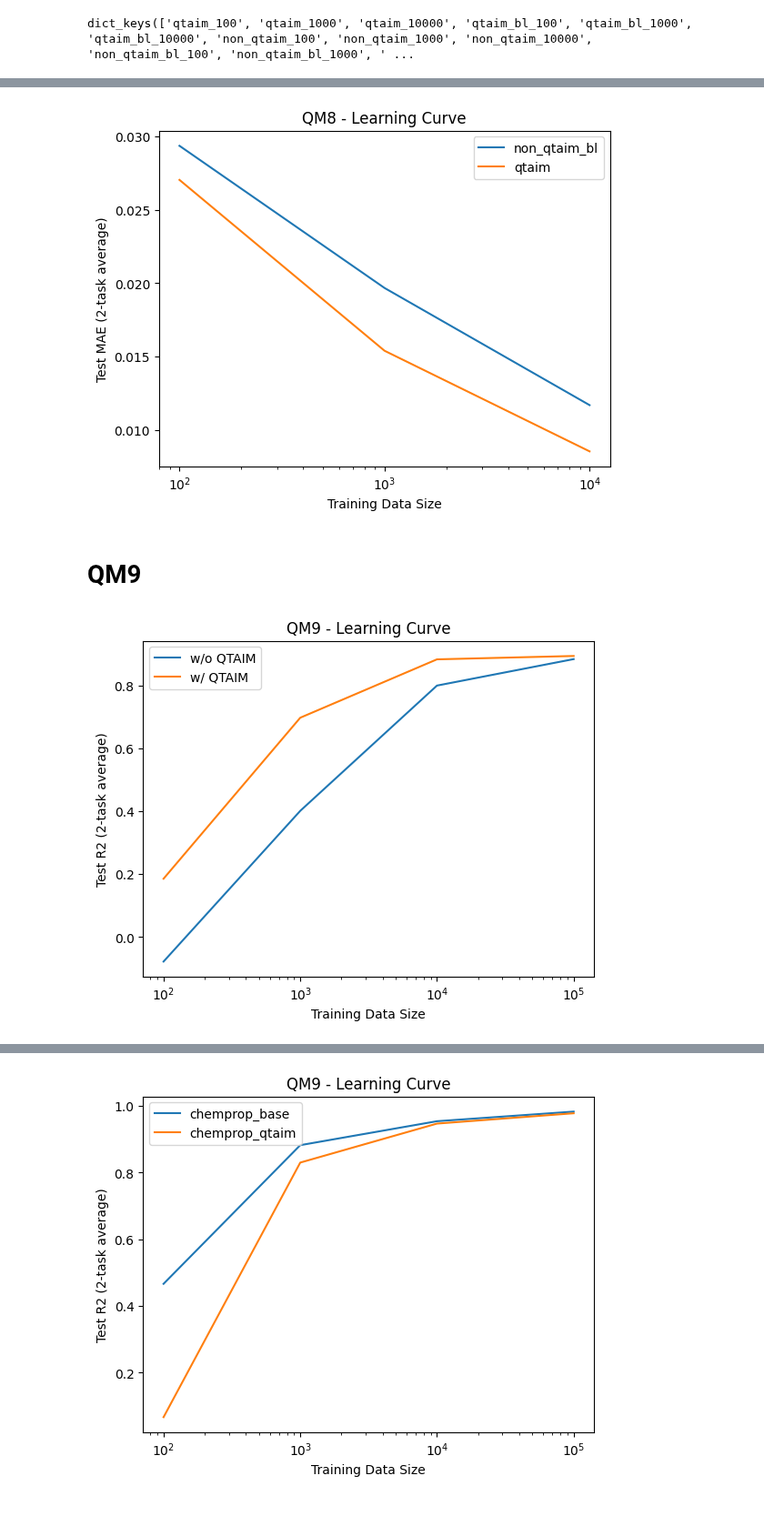
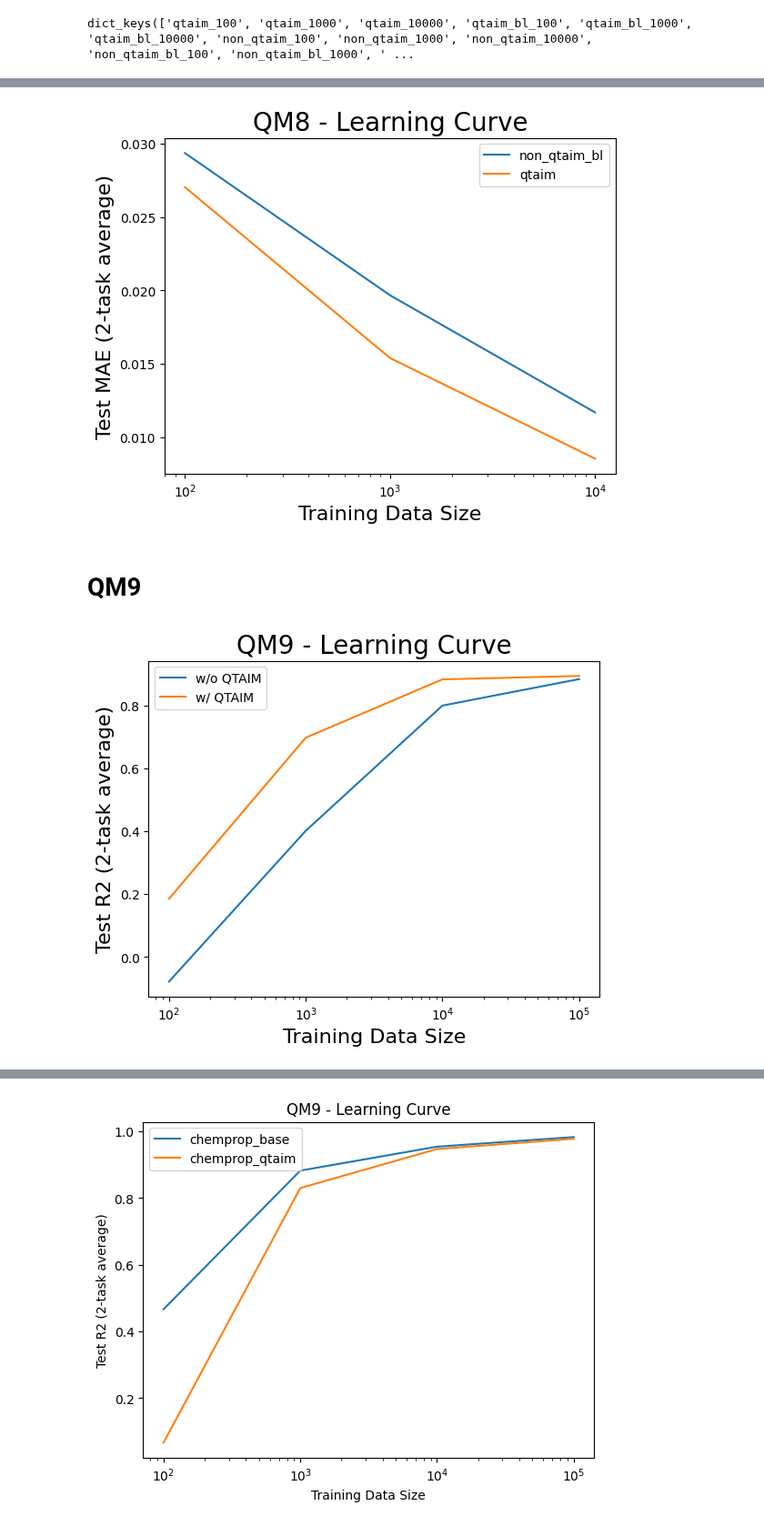
Before and after one commit to santi921/qtaim_embed, a Jupyter notebook: qtaim_embed/scripts/notebooks/graph_level/learning_experiments_0125.ipynb, the cells around one changed output, grey strips where cells are left out. Shown at 91% size. Drawn from its saved outputs; the diff is of its cells as text; code cells hidden in the pictures.

```diff
--- a/qtaim_embed/scripts/notebooks/graph_level/learning_experiments_0125.ipynb
+++ b/qtaim_embed/scripts/notebooks/graph_level/learning_experiments_0125.ipynb
@@ -236,7 +236,13 @@ for part in partitions:
     x = np.array(data_sizes)
     y = np.array(temp_mae)
 
-    plt.plot(x, y, label=part)
+    if part == "qtaim_bl":
+        part_label = "w/ QTAIM"
+    elif part == "non_qtaim_bl":
+        part_label = "w/o QTAIM"
+    plt.plot(x, y, label=part_label)
+
+
 # log scale x
 
 
@@ -246,9 +252,9 @@ x = np.array(chemprop_size)
 
 
 plt.xscale("log")
-plt.title("QM8 - Learning Curve")
-plt.xlabel("Training Data Size")
-plt.ylabel("Test MAE (2-task average)")
+plt.title("QM8 - Learning Curve", fontsize=20)
+plt.xlabel("Training Data Size", fontsize=16)
+plt.ylabel("Test MAE (2-task average)", fontsize=16)
 plt.legend()
 # increase dpi
 plt.savefig("qm8_learning_curve_mae.png", dpi=300)
@@ -256,7 +262,7 @@ plt.savefig("qm8_learning_curve_mae.png", dpi=300)
 plt.show()
 plt.close()
 # %% [output]
-[figure, old version]
+[figure, new version]
 # %% [markdown]
 # QM9
 # %%
@@ -276,38 +282,38 @@ for part in partitions:
     temp_r2 = []
     temp_mae = []
     temp_mse = []
     for size in data_sizes:
         temp_r2.append(
             np.array(qm9_results[part + "_" + str(size)]["r2_metrics"]).mean()
         )
         temp_mae.append(
             np.array(qm9_results[part + "_" + str(size)]["mae_metrics"]).mean()
         )
         temp_mse.append(
             np.array(qm9_results[part + "_" + str(size)]["mse_metrics"]).mean()
         )
         #print(part, size, temp_r2[-1], temp_mae[-1], temp_mse[-1])
     # plot with some smoothing
     x = np.array(data_sizes)
     y = np.array(temp_r2)
     if part == "qtaim_bl":
         part_label = "w/ QTAIM"
     elif part == "non_qtaim_bl":
         part_label = "w/o QTAIM"
     plt.plot(x, y, label=part_label)
 # log scale x
 plt.xscale("log")
-plt.title("QM9 - Learning Curve")
-plt.xlabel("Training Data Size")
-plt.ylabel("Test R2 (2-task average)")
+plt.title("QM9 - Learning Curve", fontsize=20)
+plt.xlabel("Training Data Size", fontsize=16)
+plt.ylabel("Test R2 (2-task average)", fontsize=16)
 plt.legend()
 # increase dpi
-#plt.savefig("qm8_learning_curve_r2.png", dpi=300)
+plt.savefig("qm9_learning_curve_r2.png", dpi=300)
 
 plt.show()
 plt.close()
 # %% [output]
-[figure, old version]
+[figure, new version]
 # %%
 partitions = ["non_qtaim_bl",  "qtaim_bl"]
 data_sizes = [100, 1000, 10000, 100000]
```
Also changed, not shown: parts of 8 cells of this notebook, 9 other files.
